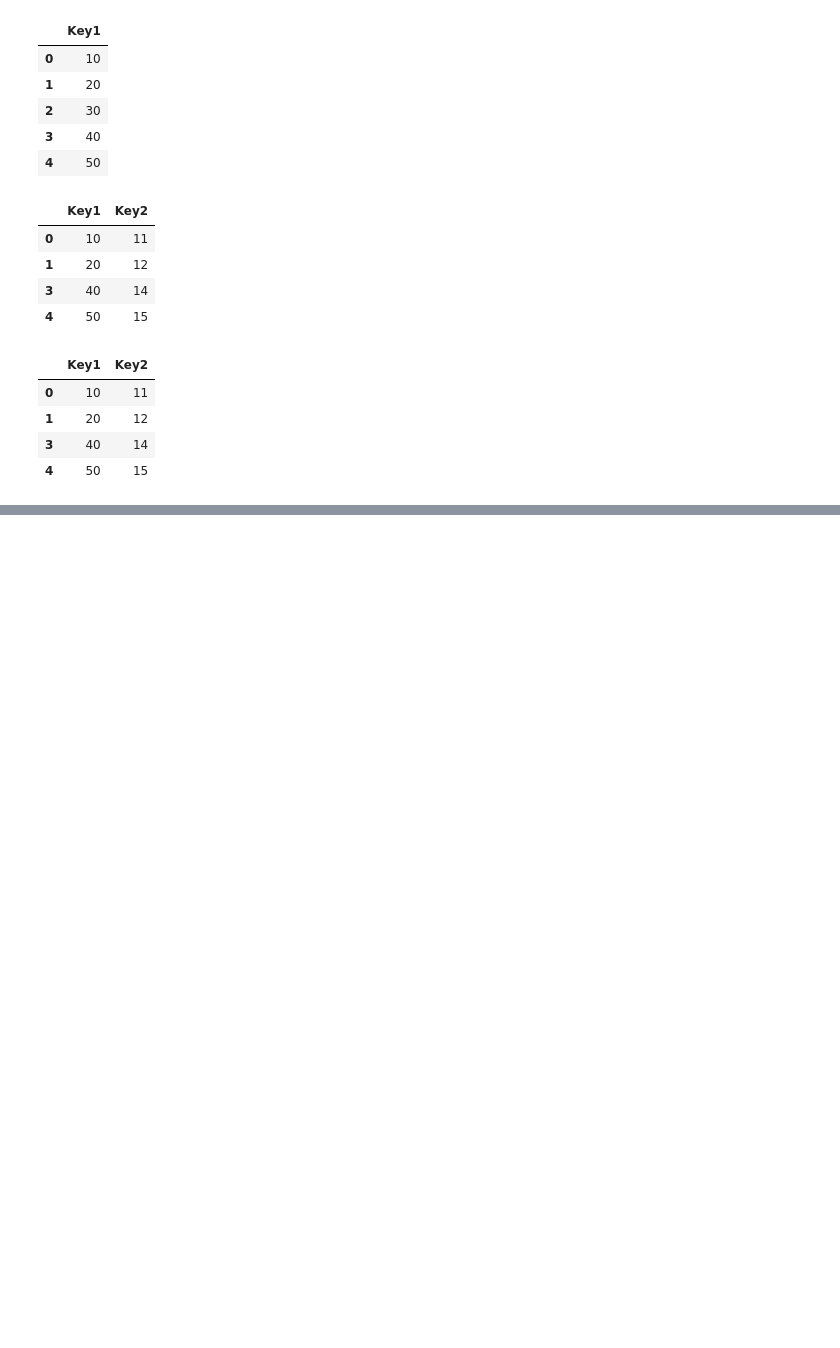
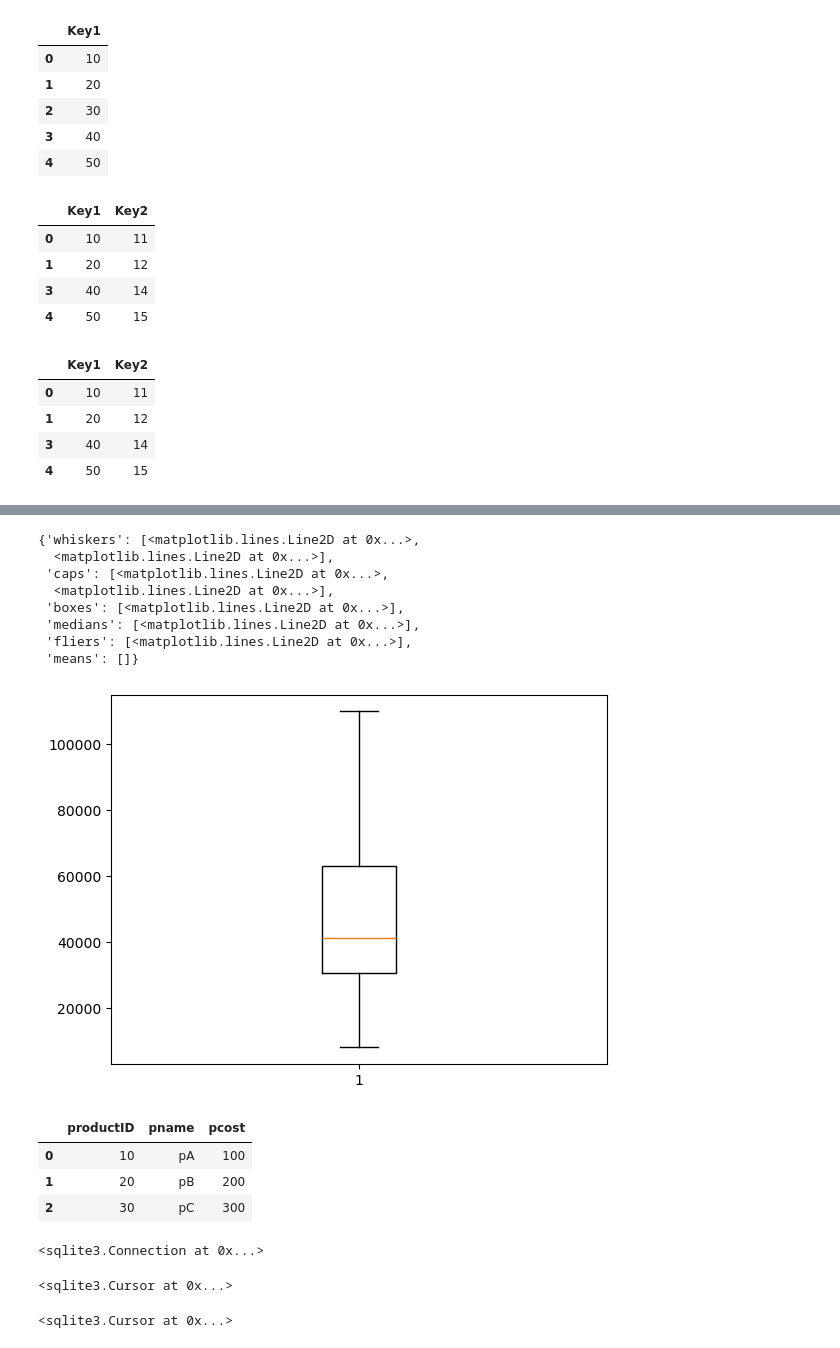
Before and after one commit to pakarthikstudent/DE_Sep, a Jupyter notebook: DAY2/SEP-DE-2.ipynb, the cells around one changed output, grey strips where cells are left out. Drawn from its saved outputs; the diff is of its cells as text; code cells hidden in the pictures; blank space fills up the shorter version.

```diff
--- a/DAY2/SEP-DE-2.ipynb
+++ b/DAY2/SEP-DE-2.ipynb
@@ -1536,0 +1549,26 @@ filtered_result
+# %%
+df_outlier_removed = fx_remove_outliers(df,'Km')
+plt.boxplot(df_outlier_removed['Km'])
+# %% [output]
+{'whiskers': [<matplotlib.lines.Line2D at 0x...>,
+  <matplotlib.lines.Line2D at 0x...>],
+ 'caps': [<matplotlib.lines.Line2D at 0x...>,
+  <matplotlib.lines.Line2D at 0x...>],
+ 'boxes': [<matplotlib.lines.Line2D at 0x...>],
+ 'medians': [<matplotlib.lines.Line2D at 0x...>],
+ 'fliers': [<matplotlib.lines.Line2D at 0x...>],
+ 'means': []}
+[figure, added]
+# %%
+data = {'productID':[10,20,30],'pname':['pA','pB','pC'],'pcost':[100,200,300]}
+df1 = pd.DataFrame(data)
+
+df2 = pd.read_csv('emp.csv')
+df3 = pd.read_csv('r1.log',sep=':')
+df4 = pd.read_excel('r1.xlsx')
+df5 = pd.read_sql_query('select *from <table>',<connection>)
+# %% [output]
+|  | productID | pname | pcost |
+| 0 | 10 | pA | 100 |
+| 1 | 20 | pB | 200 |
+| 2 | 30 | pC | 300 |
@@ -1536,0 +1590,14 @@ filtered_result
+# %%
+sqlite3.connect("demo1.db")
+# %% [output]
+<sqlite3.Connection at 0x...>
+# %%
+conn = sqlite3.connect("demo1.db")
+sth = conn.cursor()
+sth.execute('create table product(pid INT,pname TEXT,pcost INT)')
+# %% [output]
+<sqlite3.Cursor at 0x...>
+# %%
+sth.execute("insert into product(pid,pname,pcost) values(101,'pA',1000)")
+# %% [output]
+<sqlite3.Cursor at 0x...>
```
Also changed, not shown: parts of 66 cells of this notebook.
